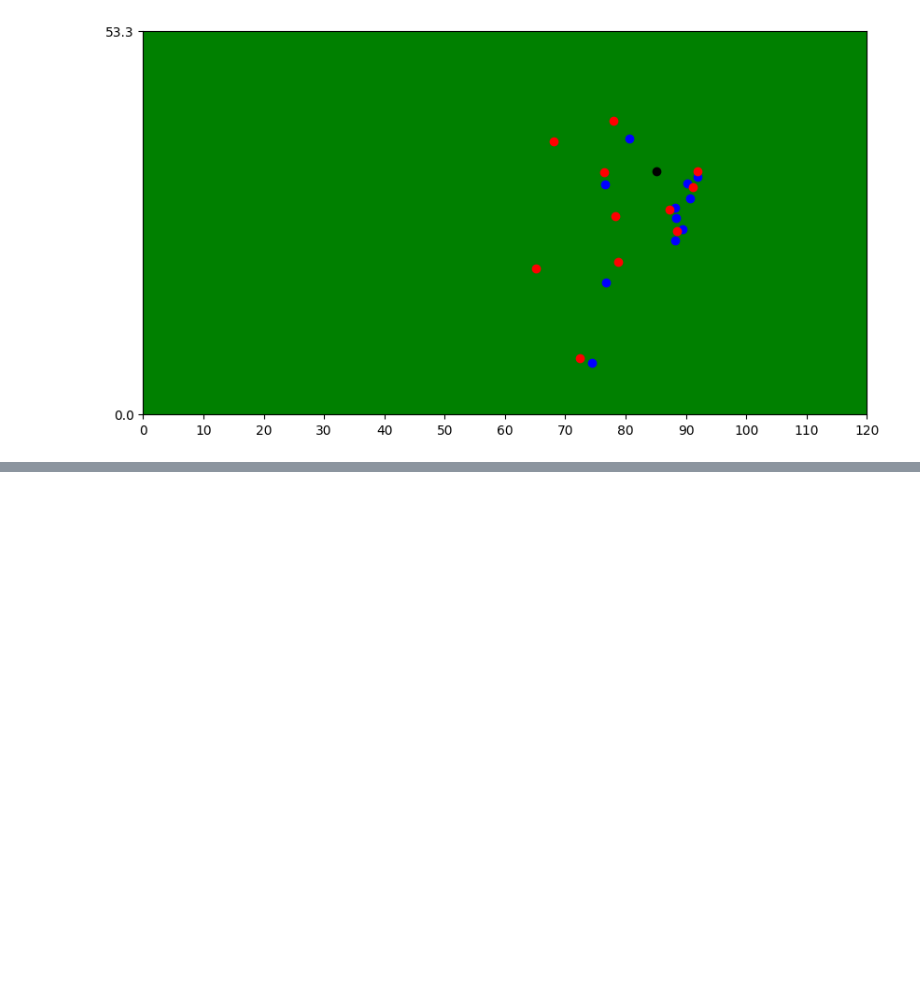
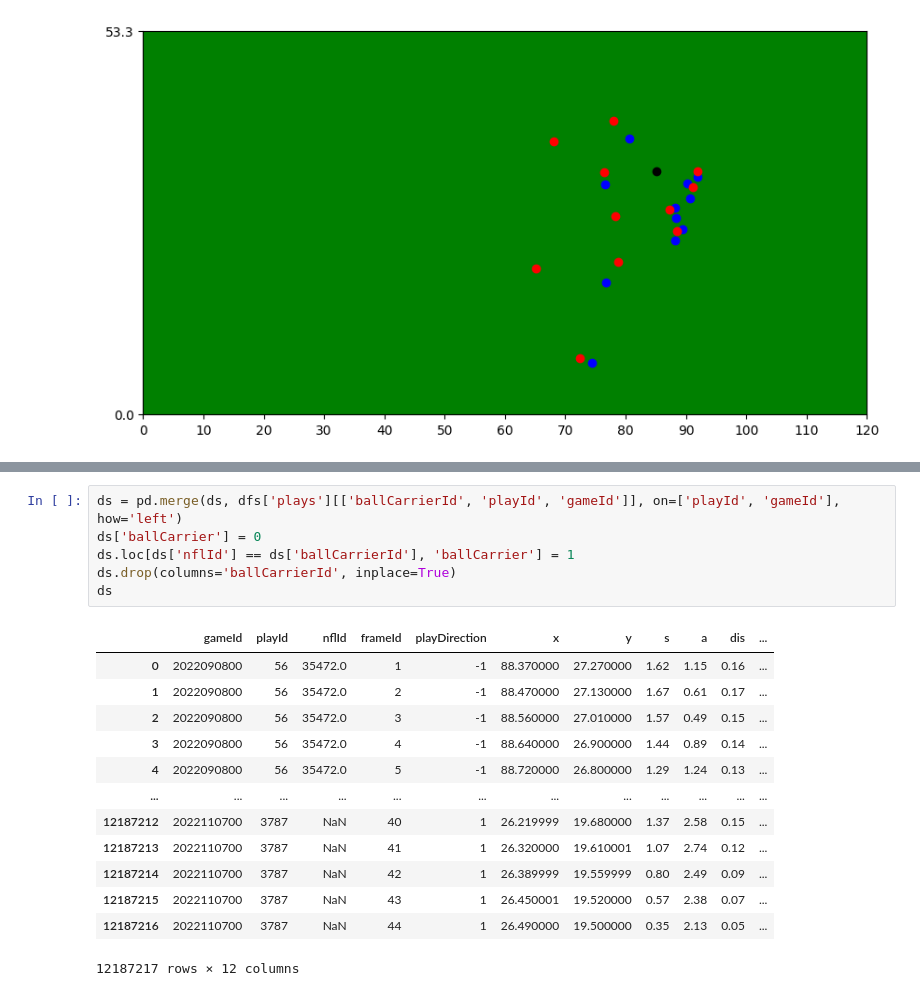
Before and after one commit to Alf-caput/NFL2022_TacklePredictNN, a Jupyter notebook: PracticaFinal_TacklingNFL.ipynb, the cells around one changed output, grey strips where cells are left out. Drawn from its saved outputs; the diff is of its cells as text; blank space fills up the shorter version.

```diff
--- a/PracticaFinal_TacklingNFL.ipynb
+++ b/PracticaFinal_TacklingNFL.ipynb
@@ -222 +261,21 @@ Array con número de agentes por frame encontrados [ 1 23]
+# %%
+ds = pd.merge(ds, dfs['plays'][['ballCarrierId', 'playId', 'gameId']], on=['playId', 'gameId'], how='left')
+ds['ballCarrier'] = 0
+ds.loc[ds['nflId'] == ds['ballCarrierId'], 'ballCarrier'] = 1
+ds.drop(columns='ballCarrierId', inplace=True)
+ds
+# %% [output]
+|  | gameId | playId | nflId | frameId | playDirection | x | y | s | a | dis | ... |
+| 0 | 2022090800 | 56 | 35472.0 | 1 | -1 | 88.370000 | 27.270000 | 1.62 | 1.15 | 0.16 | ... |
+| 1 | 2022090800 | 56 | 35472.0 | 2 | -1 | 88.470000 | 27.130000 | 1.67 | 0.61 | 0.17 | ... |
+| 2 | 2022090800 | 56 | 35472.0 | 3 | -1 | 88.560000 | 27.010000 | 1.57 | 0.49 | 0.15 | ... |
+| 3 | 2022090800 | 56 | 35472.0 | 4 | -1 | 88.640000 | 26.900000 | 1.44 | 0.89 | 0.14 | ... |
+| 4 | 2022090800 | 56 | 35472.0 | 5 | -1 | 88.720000 | 26.800000 | 1.29 | 1.24 | 0.13 | ... |
+| ... | ... | ... | ... | ... | ... | ... | ... | ... | ... | ... | ... |
+| 12187212 | 2022110700 | 3787 | NaN | 40 | 1 | 26.219999 | 19.680000 | 1.37 | 2.58 | 0.15 | ... |
+| 12187213 | 2022110700 | 3787 | NaN | 41 | 1 | 26.320000 | 19.610001 | 1.07 | 2.74 | 0.12 | ... |
+| 12187214 | 2022110700 | 3787 | NaN | 42 | 1 | 26.389999 | 19.559999 | 0.80 | 2.49 | 0.09 | ... |
+| 12187215 | 2022110700 | 3787 | NaN | 43 | 1 | 26.450001 | 19.520000 | 0.57 | 2.38 | 0.07 | ... |
+| 12187216 | 2022110700 | 3787 | NaN | 44 | 1 | 26.490000 | 19.500000 | 0.35 | 2.13 | 0.05 | ... |
+12187217 rows × 12 columns
 # %%
```
Also changed, not shown: parts of 11 cells of this notebook.
